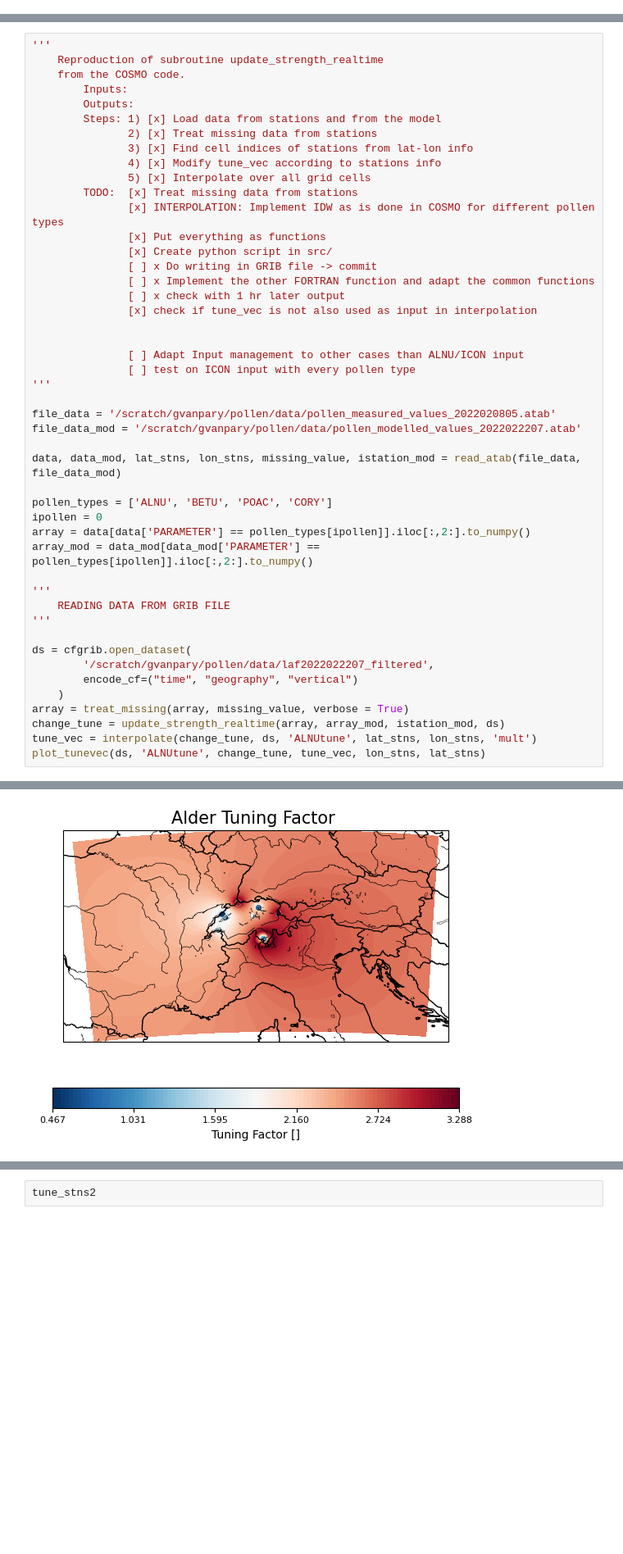
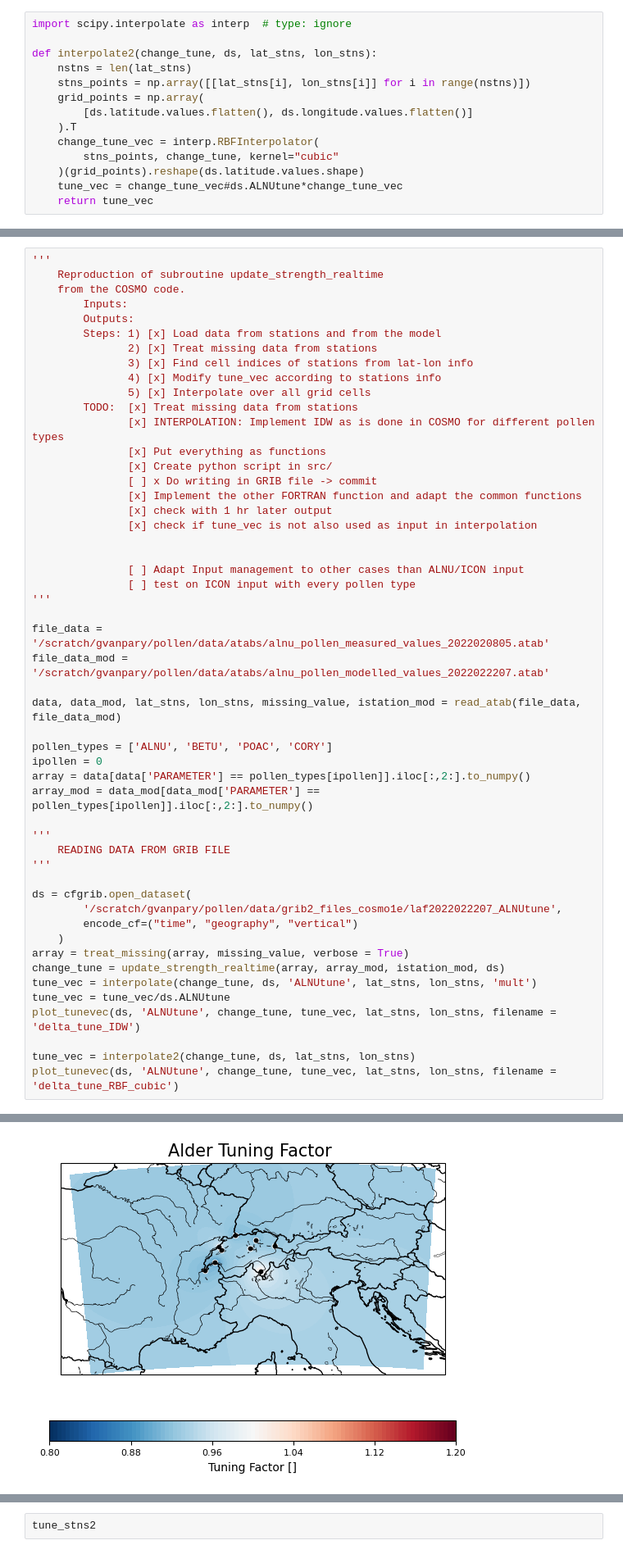
Before and after one commit to MeteoSwiss/realtime_pollen_calibration, a Jupyter notebook: notebooks/PyCHAPo.ipynb, the cells around one changed output, grey strips where cells are left out. Shown at 82% size. Drawn from its saved outputs; the diff is of its cells as text; blank space fills up the shorter version.

```diff
--- a/notebooks/PyCHAPo.ipynb
+++ b/notebooks/PyCHAPo.ipynb
@@ -223,3 +226,17 @@ def test_interpolation(ds, ds2, lat_stns, lon_stns, eps = 1e-2):
+# %%
+import scipy.interpolate as interp  # type: ignore
+
+def interpolate2(change_tune, ds, lat_stns, lon_stns):
+    nstns = len(lat_stns)
+    stns_points = np.array([[lat_stns[i], lon_stns[i]] for i in range(nstns)])
+    grid_points = np.array(
+        [ds.latitude.values.flatten(), ds.longitude.values.flatten()]
+    ).T
+    change_tune_vec = interp.RBFInterpolator(
+        stns_points, change_tune, kernel="cubic"
+    )(grid_points).reshape(ds.latitude.values.shape)
+    tune_vec = change_tune_vec#ds.ALNUtune*change_tune_vec
+    return tune_vec
 # %%
 # debugging checks
 
@@ -267,8 +328,8 @@ dtimesteps = ds.ALNUtune - ds2.ALNUtune
                [x] Put everything as functions
                [x] Create python script in src/
                [ ] x Do writing in GRIB file -> commit
-               [ ] x Implement the other FORTRAN function and adapt the common functions
-               [ ] x check with 1 hr later output
+               [x] Implement the other FORTRAN function and adapt the common functions
+               [x] check with 1 hr later output
                [x] check if tune_vec is not also used as input in interpolation
 
 
@@ -276,8 +337,8 @@ dtimesteps = ds.ALNUtune - ds2.ALNUtune
                [ ] test on ICON input with every pollen type
 '''
 
-file_data = '/scratch/gvanpary/pollen/data/pollen_measured_values_2022020805.atab'
-file_data_mod = '/scratch/gvanpary/pollen/data/pollen_modelled_values_2022022207.atab'
+file_data = '/scratch/gvanpary/pollen/data/atabs/alnu_pollen_measured_values_2022020805.atab'
+file_data_mod = '/scratch/gvanpary/pollen/data/atabs/alnu_pollen_modelled_values_2022022207.atab'
 
 data, data_mod, lat_stns, lon_stns, missing_value, istation_mod = read_atab(file_data, file_data_mod)
 
@@ -291,11 +352,15 @@ array_mod = data_mod[data_mod['PARAMETER'] == pollen_types[ipollen]].iloc[:,2:].
 '''
 
 ds = cfgrib.open_dataset(
-        '/scratch/gvanpary/pollen/data/laf2022022207_filtered',
+        '/scratch/gvanpary/pollen/data/grib2_files_cosmo1e/laf2022022207_ALNUtune',
         encode_cf=("time", "geography", "vertical")
     )
 array = treat_missing(array, missing_value, verbose = True)
 change_tune = update_strength_realtime(array, array_mod, istation_mod, ds)
 tune_vec = interpolate(change_tune, ds, 'ALNUtune', lat_stns, lon_stns, 'mult')
-plot_tunevec(ds, 'ALNUtune', change_tune, tune_vec, lon_stns, lat_stns)
+tune_vec = tune_vec/ds.ALNUtune
+plot_tunevec(ds, 'ALNUtune', change_tune, tune_vec, lat_stns, lon_stns, filename = 'delta_tune_IDW')
+
+tune_vec = interpolate2(change_tune, ds, lat_stns, lon_stns)
+plot_tunevec(ds, 'ALNUtune', change_tune, tune_vec, lat_stns, lon_stns, filename = 'delta_tune_RBF_cubic')
 # %% [output]
@@ -303 +367 @@ WARNING:cfgrib.messages:Ignoring index file '/scratch/gvanpary/pollen/data/laf20
-[figure, old version]
+[figure, new version]
```
Also changed, not shown: parts of 14 cells of this notebook, 3 other files.
